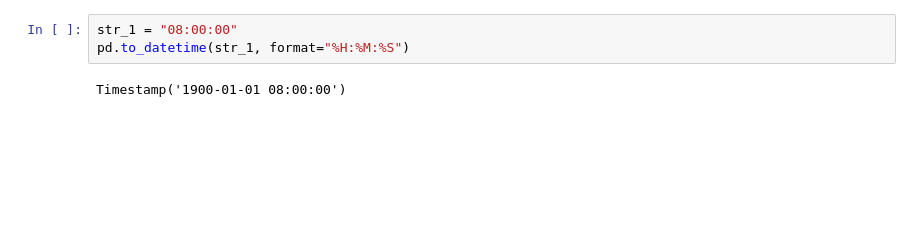
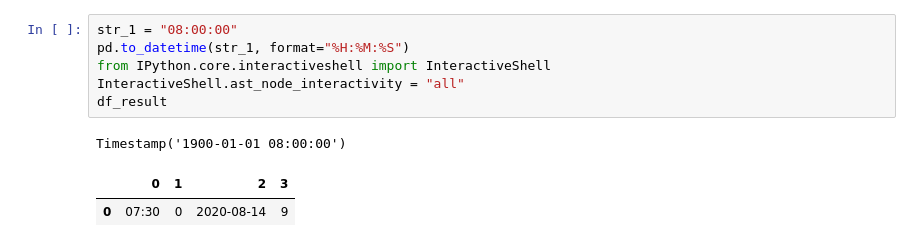
Before and after one commit to nonnn10/graduation-research, a Jupyter notebook: src/value_learn.ipynb, the cells around one changed output. Saved outputs shown, nothing was run; the diff lists cells and outputs as text; blank space fills up the shorter version.

```diff
--- a/src/value_learn.ipynb
+++ b/src/value_learn.ipynb
@@ -217,5 +615,10 @@ df_result = label_df(dir_label)
 # %%
 str_1 = "08:00:00"
 pd.to_datetime(str_1, format="%H:%M:%S")
+from IPython.core.interactiveshell import InteractiveShell
+InteractiveShell.ast_node_interactivity = "all"
+df_result
 # %% [output]
 Timestamp('1900-01-01 08:00:00')
+|  | 0 | 1 | 2 | 3 |
+| 0 | 07:30 | 0 | 2020-08-14 | 9 |
```
Also changed, not shown: parts of 24 cells of this notebook.
